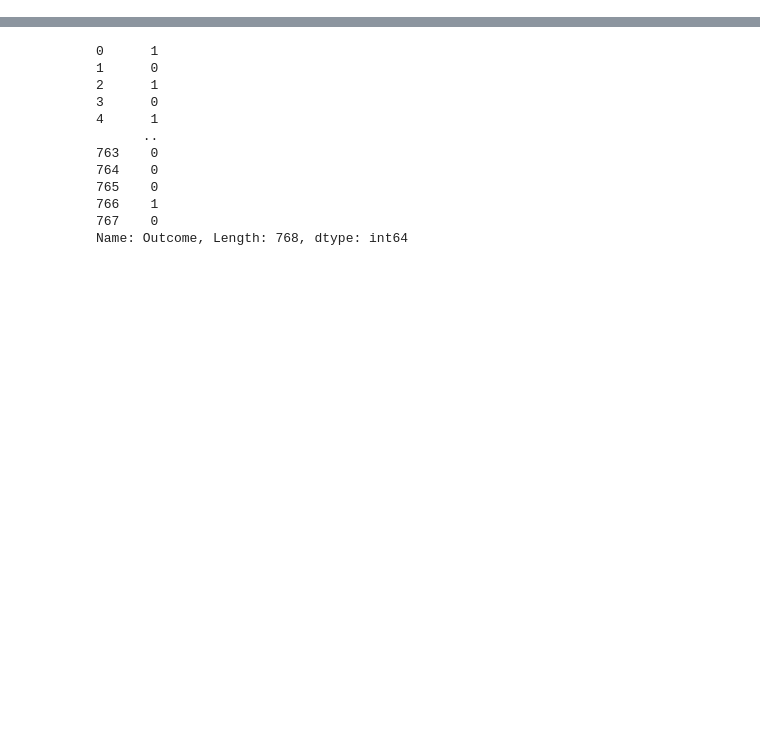
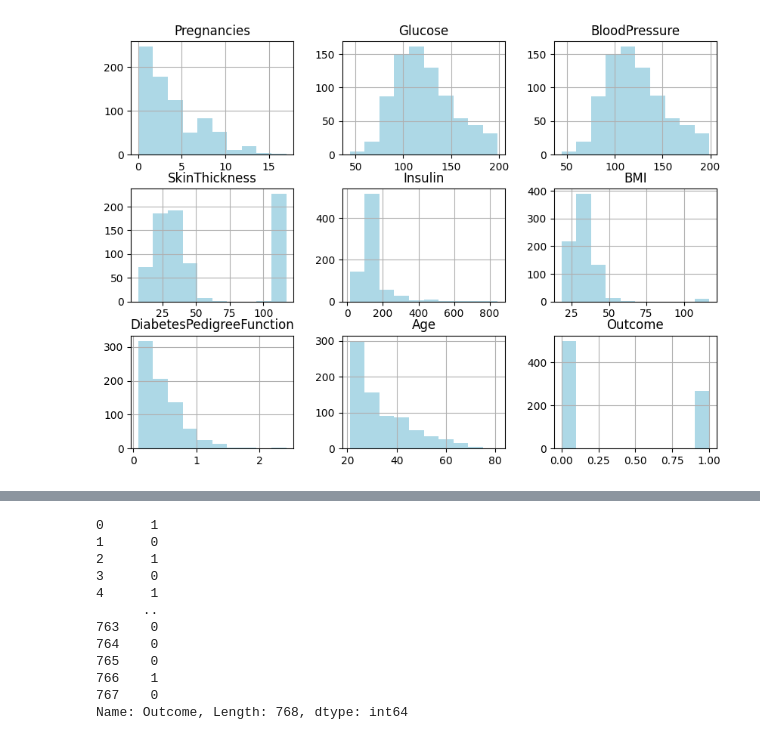
Before and after one commit to bytesbyt/ds_diabetes, a Jupyter notebook: diabetes.ipynb, the cells around one changed output, grey strips where cells are left out. Cells and saved outputs as stored; diff of their text form; code cells hidden in the pictures; blank space fills up the shorter version.

```diff
--- a/diabetes.ipynb
+++ b/diabetes.ipynb
@@ -196,0 +23,3 @@ y = dataset.iloc[:, -1]
+# %%
+df = pd.read_csv('diabetes.csv')
+df.head()
@@ -196,0 +159,6 @@ y = dataset.iloc[:, -1]
+# %%
+#histogram
+df.hist(bins=10, figsize=(10,7), color='lightblue')
+plt.show()
+# %% [output]
+[figure, added]
```
Also changed, not shown: parts of 54 cells of this notebook, 1 other file.
